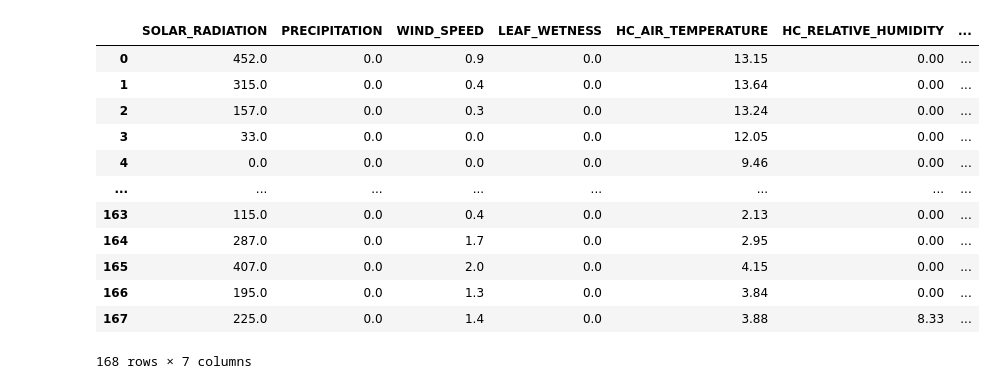
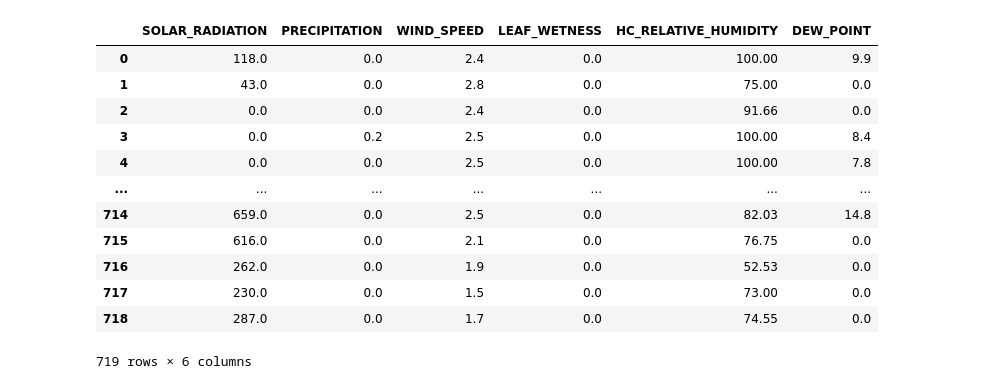
Before and after one commit to NailAbdulganiev/meteoApp, a Jupyter notebook: LSTM.ipynb, the cells around one changed output. Saved outputs shown, nothing was run; the diff lists cells and outputs as text; code cells hidden in the pictures.

```diff
--- a/LSTM.ipynb
+++ b/LSTM.ipynb
@@ -2,11 +2,13 @@
 import numpy as np
 import pandas as pd
 import tensorflow as tf
+from sklearn.preprocessing import MinMaxScaler
+from sklearn.metrics import r2_score
 from matplotlib import pyplot as plt
 from tensorflow.keras.models import Sequential
 from tensorflow.keras.layers import LSTM, Dense
 
-data = pd.read_csv("meteo_data.csv")
-data = data.drop(data.index[:12995])
+data = pd.read_csv("meteo_data_30.csv")
+#data = data.drop(data.index[:12995])
 data
-data.to_csv('week.csv')
+#data.to_csv('week.csv')
@@ -13,19 +29,19 @@ data.to_csv('week.csv')
 # %%
-data = pd.read_csv("week.csv")
-data = data.drop(data.columns[0], axis=1)
+data = data.drop(data.columns[4], axis=1)
+data = data.drop(data.columns[6], axis=1)
 data
 # %% [output]
-|  | SOLAR_RADIATION | PRECIPITATION | WIND_SPEED | LEAF_WETNESS | HC_AIR_TEMPERATURE | HC_RELATIVE_HUMIDITY | ... |
-| 0 | 452.0 | 0.0 | 0.9 | 0.0 | 13.15 | 0.00 | ... |
-| 1 | 315.0 | 0.0 | 0.4 | 0.0 | 13.64 | 0.00 | ... |
-| 2 | 157.0 | 0.0 | 0.3 | 0.0 | 13.24 | 0.00 | ... |
-| 3 | 33.0 | 0.0 | 0.0 | 0.0 | 12.05 | 0.00 | ... |
-| 4 | 0.0 | 0.0 | 0.0 | 0.0 | 9.46 | 0.00 | ... |
-| ... | ... | ... | ... | ... | ... | ... | ... |
-| 163 | 115.0 | 0.0 | 0.4 | 0.0 | 2.13 | 0.00 | ... |
-| 164 | 287.0 | 0.0 | 1.7 | 0.0 | 2.95 | 0.00 | ... |
-| 165 | 407.0 | 0.0 | 2.0 | 0.0 | 4.15 | 0.00 | ... |
-| 166 | 195.0 | 0.0 | 1.3 | 0.0 | 3.84 | 0.00 | ... |
-| 167 | 225.0 | 0.0 | 1.4 | 0.0 | 3.88 | 8.33 | ... |
+|  | SOLAR_RADIATION | PRECIPITATION | WIND_SPEED | LEAF_WETNESS | HC_RELATIVE_HUMIDITY | DEW_POINT |
+| 0 | 118.0 | 0.0 | 2.4 | 0.0 | 100.00 | 9.9 |
+| 1 | 43.0 | 0.0 | 2.8 | 0.0 | 75.00 | 0.0 |
+| 2 | 0.0 | 0.0 | 2.4 | 0.0 | 91.66 | 0.0 |
+| 3 | 0.0 | 0.2 | 2.5 | 0.0 | 100.00 | 8.4 |
+| 4 | 0.0 | 0.0 | 2.5 | 0.0 | 100.00 | 7.8 |
+| ... | ... | ... | ... | ... | ... | ... |
+| 714 | 659.0 | 0.0 | 2.5 | 0.0 | 82.03 | 14.8 |
+| 715 | 616.0 | 0.0 | 2.1 | 0.0 | 76.75 | 0.0 |
+| 716 | 262.0 | 0.0 | 1.9 | 0.0 | 52.53 | 0.0 |
+| 717 | 230.0 | 0.0 | 1.5 | 0.0 | 73.00 | 0.0 |
+| 718 | 287.0 | 0.0 | 1.7 | 0.0 | 74.55 | 0.0 |
-168 rows × 7 columns
+719 rows × 6 columns
 # %%
```
Also changed, not shown: parts of 5 cells of this notebook, 10 other files.
